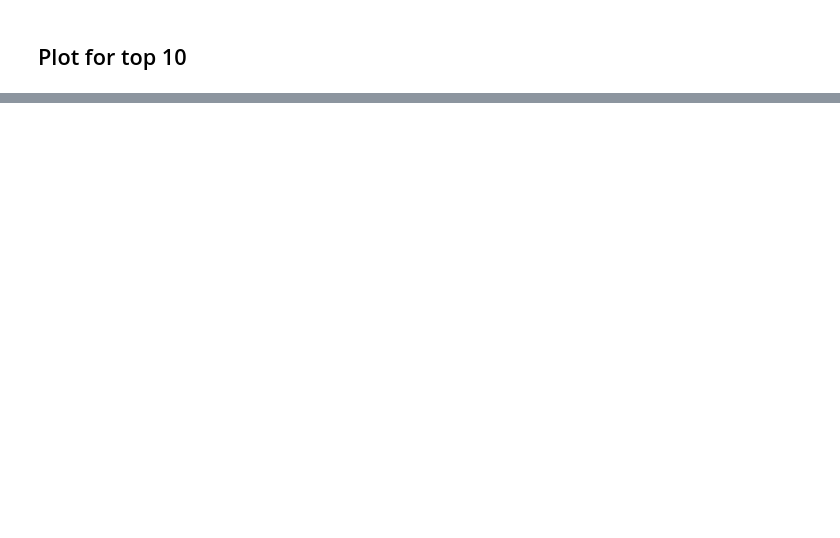
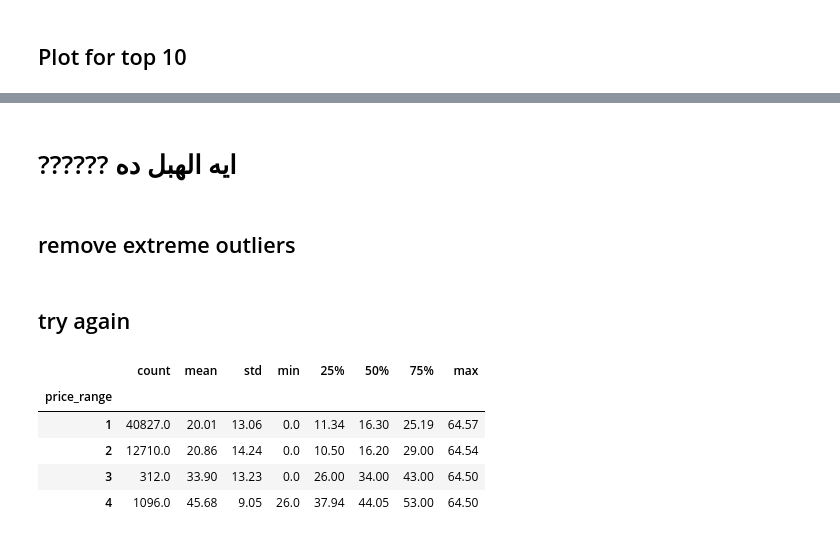
Before and after one commit to MostafaOsmanFathi/uber-eats-menu-analysis, a Jupyter notebook: insights_analysis.ipynb, the cells around one changed output, grey strips where cells are left out. Saved outputs shown, nothing was run; the diff lists cells and outputs as text; code cells hidden in the pictures; blank space fills up the shorter version.

```diff
--- a/insights_analysis.ipynb
+++ b/insights_analysis.ipynb
@@ -407,0 +427,4 @@ Passing `palette` without assigning `hue` is deprecated and will be removed in v
+# %% [markdown]
+# ?????? ايه الهبل ده
+# %% [markdown]
+## remove extreme outliers
@@ -407,0 +443,11 @@ Passing `palette` without assigning `hue` is deprecated and will be removed in v
+# %% [markdown]
+## try again
+# %%
+df_spread_clean.groupby('price_range')['price_spread'].describe().round(2)
+# %% [output]
+|  | count | mean | std | min | 25% | 50% | 75% | max |
+| price_range |  |  |  |  |  |  |  |  |
+| 1 | 40827.0 | 20.01 | 13.06 | 0.0 | 11.34 | 16.30 | 25.19 | 64.57 |
+| 2 | 12710.0 | 20.86 | 14.24 | 0.0 | 10.50 | 16.20 | 29.00 | 64.54 |
+| 3 | 312.0 | 33.90 | 13.23 | 0.0 | 26.00 | 34.00 | 43.00 | 64.50 |
+| 4 | 1096.0 | 45.68 | 9.05 | 26.0 | 37.94 | 44.05 | 53.00 | 64.50 |
```
Also changed, not shown: parts of 33 cells of this notebook, 1 other file.
